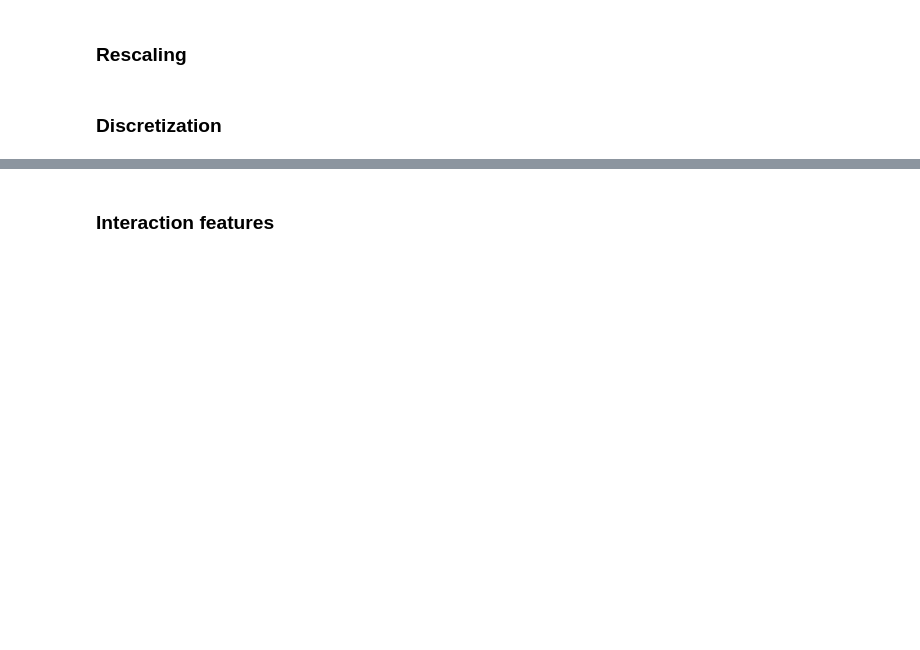
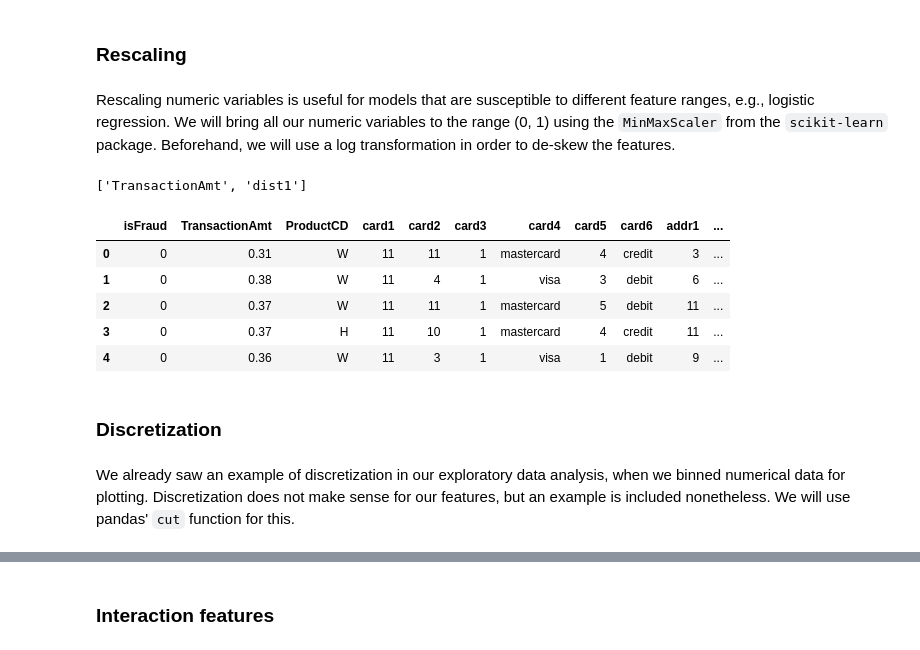
Before and after one commit to felixpeters/ml-workflow-tools, a Jupyter notebook: nbs/04_Feature_Engineering.ipynb, the cells around one changed output, grey strips where cells are left out. Saved outputs shown, nothing was run; the diff lists cells and outputs as text; code cells hidden in the pictures; blank space fills up the shorter version.

```diff
--- a/nbs/04_Feature_Engineering.ipynb
+++ b/nbs/04_Feature_Engineering.ipynb
@@ -473,3 +473,10 @@ Name: isFraud, dtype: float64
 Whereas there are no significant differences for fraudulence frequency w.r.t. weekday, we can observe effects for hour of the day. In particular, fraudulent transactions seem to occur more between 4 and 10am. Thus, this might be an interesting feature for our model.
 # %% [markdown]
 ### Rescaling
+# %% [markdown]
+Rescaling numeric variables is useful for models that are susceptible to different feature ranges, e.g., logistic regression. We will bring all our numeric variables to the range (0, 1) using the `MinMaxScaler` from the `scikit-learn` package. Beforehand, we will use a log transformation in order to de-skew the features.
+# %%
+num_vars, cat_vars = cont_cat_split(data, dep_var='isFraud')
+num_vars
+# %% [output]
+['TransactionAmt', 'dist1']
@@ -476,2 +485,19 @@ Whereas there are no significant differences for fraudulence frequency w.r.t. we
+# %%
+scaler = MinMaxScaler()
+log_transformer = FunctionTransformer(func=np.log1p, inverse_func=np.expm1, validate=False)
+
+for var in num_vars:
+    data[var] = log_transformer.fit_transform(data[[var]])
+    data[var] = scaler.fit_transform(data[[var]])
+data.head()
+# %% [output]
+|  | isFraud | TransactionAmt | ProductCD | card1 | card2 | card3 | card4 | card5 | card6 | addr1 | ... |
+| 0 | 0 | 0.31 | W | 11 | 11 | 1 | mastercard | 4 | credit | 3 | ... |
+| 1 | 0 | 0.38 | W | 11 | 4 | 1 | visa | 3 | debit | 6 | ... |
+| 2 | 0 | 0.37 | W | 11 | 11 | 1 | mastercard | 5 | debit | 11 | ... |
+| 3 | 0 | 0.37 | H | 11 | 10 | 1 | mastercard | 4 | credit | 11 | ... |
+| 4 | 0 | 0.36 | W | 11 | 3 | 1 | visa | 1 | debit | 9 | ... |
 # %% [markdown]
 ### Discretization
+# %% [markdown]
+We already saw an example of discretization in our exploratory data analysis, when we binned numerical data for plotting. Discretization does not make sense for our features, but an example is included nonetheless. We will use pandas' `cut` function for this.
```
Also changed, not shown: parts of 7 cells of this notebook.
